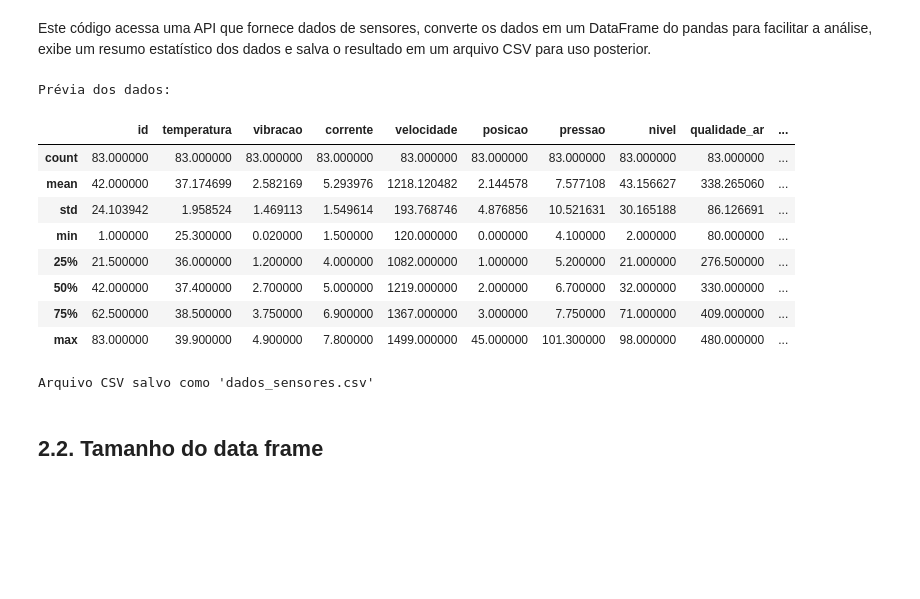
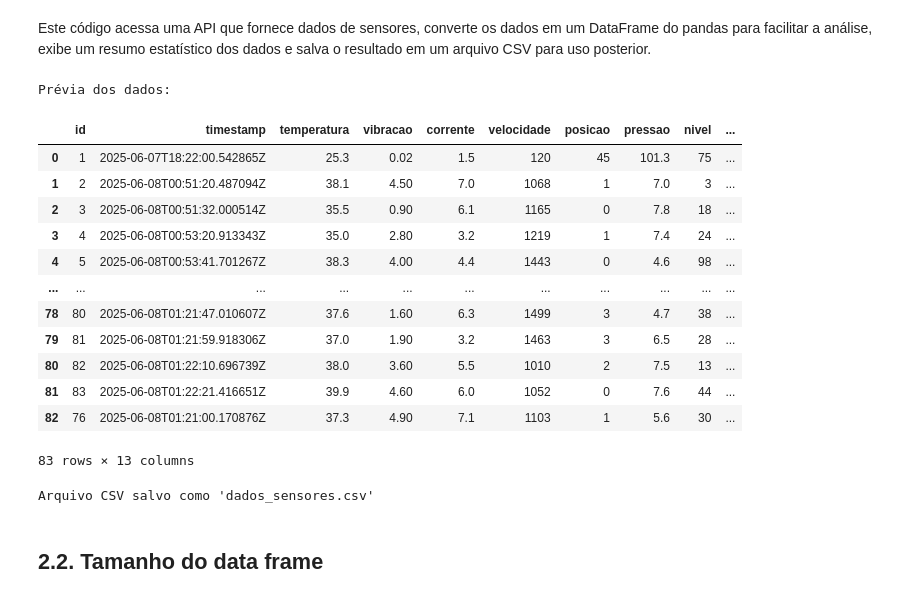
Before and after one commit to Desafio-Hermes-Reply/EnterpriseChallenge-Sprint2Reply, a Jupyter notebook: notebooks/Untitled.ipynb, the cells around one changed output. Cells and saved outputs as stored; diff of their text form; code cells hidden in the pictures; blank space fills up the shorter version.

```diff
--- a/notebooks/Untitled.ipynb
+++ b/notebooks/Untitled.ipynb
@@ -91,41 +91,45 @@ Este código acessa uma API que fornece dados de sensores, converte os dados em
 # %%
 import requests
 import pandas as pd
 
 # URL da sua API
 url = "https://api-reply-6cd07329c208.herokuapp.com/api/dados-sensores/"
 
 # Faz a requisição GET
 response = requests.get(url)
 
 # Verifica se a resposta foi bem-sucedida
 if response.status_code == 200:
     data = response.json()  # Converte para JSON
 
     # Converte JSON para DataFrame
     df = pd.DataFrame(data)
 
     # Exibe as primeiras linhas
     print("Prévia dos dados:")
-    display(df.describe())
+    display(df)
 
     # Salva em CSV
     df.to_csv("dados_sensores.csv", index=False)
     print("Arquivo CSV salvo como 'dados_sensores.csv'")
 else:
     print(f"Erro ao acessar API: {response.status_code}")
 # %% [output]
 Prévia dos dados:
-|  | id | temperatura | vibracao | corrente | velocidade | posicao | pressao | nivel | qualidade_ar | ... |
-| count | 83.000000 | 83.000000 | 83.000000 | 83.000000 | 83.000000 | 83.000000 | 83.000000 | 83.000000 | 83.000000 | ... |
-| mean | 42.000000 | 37.174699 | 2.582169 | 5.293976 | 1218.120482 | 2.144578 | 7.577108 | 43.156627 | 338.265060 | ... |
-| std | 24.103942 | 1.958524 | 1.469113 | 1.549614 | 193.768746 | 4.876856 | 10.521631 | 30.165188 | 86.126691 | ... |
-| min | 1.000000 | 25.300000 | 0.020000 | 1.500000 | 120.000000 | 0.000000 | 4.100000 | 2.000000 | 80.000000 | ... |
-| 25% | 21.500000 | 36.000000 | 1.200000 | 4.000000 | 1082.000000 | 1.000000 | 5.200000 | 21.000000 | 276.500000 | ... |
-| 50% | 42.000000 | 37.400000 | 2.700000 | 5.000000 | 1219.000000 | 2.000000 | 6.700000 | 32.000000 | 330.000000 | ... |
-| 75% | 62.500000 | 38.500000 | 3.750000 | 6.900000 | 1367.000000 | 3.000000 | 7.750000 | 71.000000 | 409.000000 | ... |
-| max | 83.000000 | 39.900000 | 4.900000 | 7.800000 | 1499.000000 | 45.000000 | 101.300000 | 98.000000 | 480.000000 | ... |
+|  | id | timestamp | temperatura | vibracao | corrente | velocidade | posicao | pressao | nivel | ... |
+| 0 | 1 | 2025-06-07T18:22:00.542865Z | 25.3 | 0.02 | 1.5 | 120 | 45 | 101.3 | 75 | ... |
+| 1 | 2 | 2025-06-08T00:51:20.487094Z | 38.1 | 4.50 | 7.0 | 1068 | 1 | 7.0 | 3 | ... |
+| 2 | 3 | 2025-06-08T00:51:32.000514Z | 35.5 | 0.90 | 6.1 | 1165 | 0 | 7.8 | 18 | ... |
+| 3 | 4 | 2025-06-08T00:53:20.913343Z | 35.0 | 2.80 | 3.2 | 1219 | 1 | 7.4 | 24 | ... |
+| 4 | 5 | 2025-06-08T00:53:41.701267Z | 38.3 | 4.00 | 4.4 | 1443 | 0 | 4.6 | 98 | ... |
+| ... | ... | ... | ... | ... | ... | ... | ... | ... | ... | ... |
+| 78 | 80 | 2025-06-08T01:21:47.010607Z | 37.6 | 1.60 | 6.3 | 1499 | 3 | 4.7 | 38 | ... |
+| 79 | 81 | 2025-06-08T01:21:59.918306Z | 37.0 | 1.90 | 3.2 | 1463 | 3 | 6.5 | 28 | ... |
+| 80 | 82 | 2025-06-08T01:22:10.696739Z | 38.0 | 3.60 | 5.5 | 1010 | 2 | 7.5 | 13 | ... |
+| 81 | 83 | 2025-06-08T01:22:21.416651Z | 39.9 | 4.60 | 6.0 | 1052 | 0 | 7.6 | 44 | ... |
+| 82 | 76 | 2025-06-08T01:21:00.170876Z | 37.3 | 4.90 | 7.1 | 1103 | 1 | 5.6 | 30 | ... |
-Arquivo CSV salvo como 'dados_sensores.csv'
+83 rows × 13 columns
+Arquivo CSV salvo como 'dados_sensores.csv'
 # %% [markdown]
 ## 2.2. Tamanho do data frame
 # %% [markdown]
```
Also changed, not shown: parts of 8 cells of this notebook.
